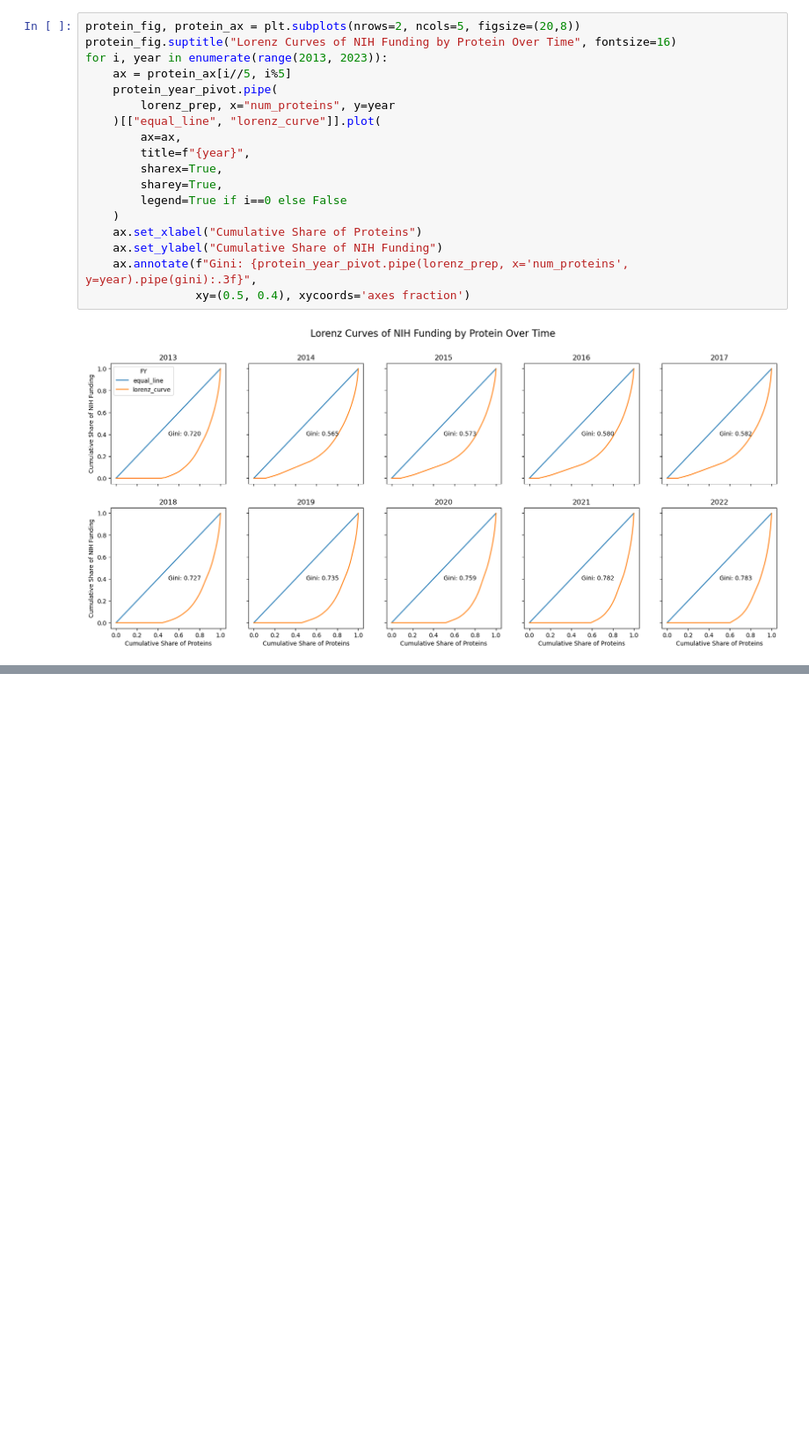
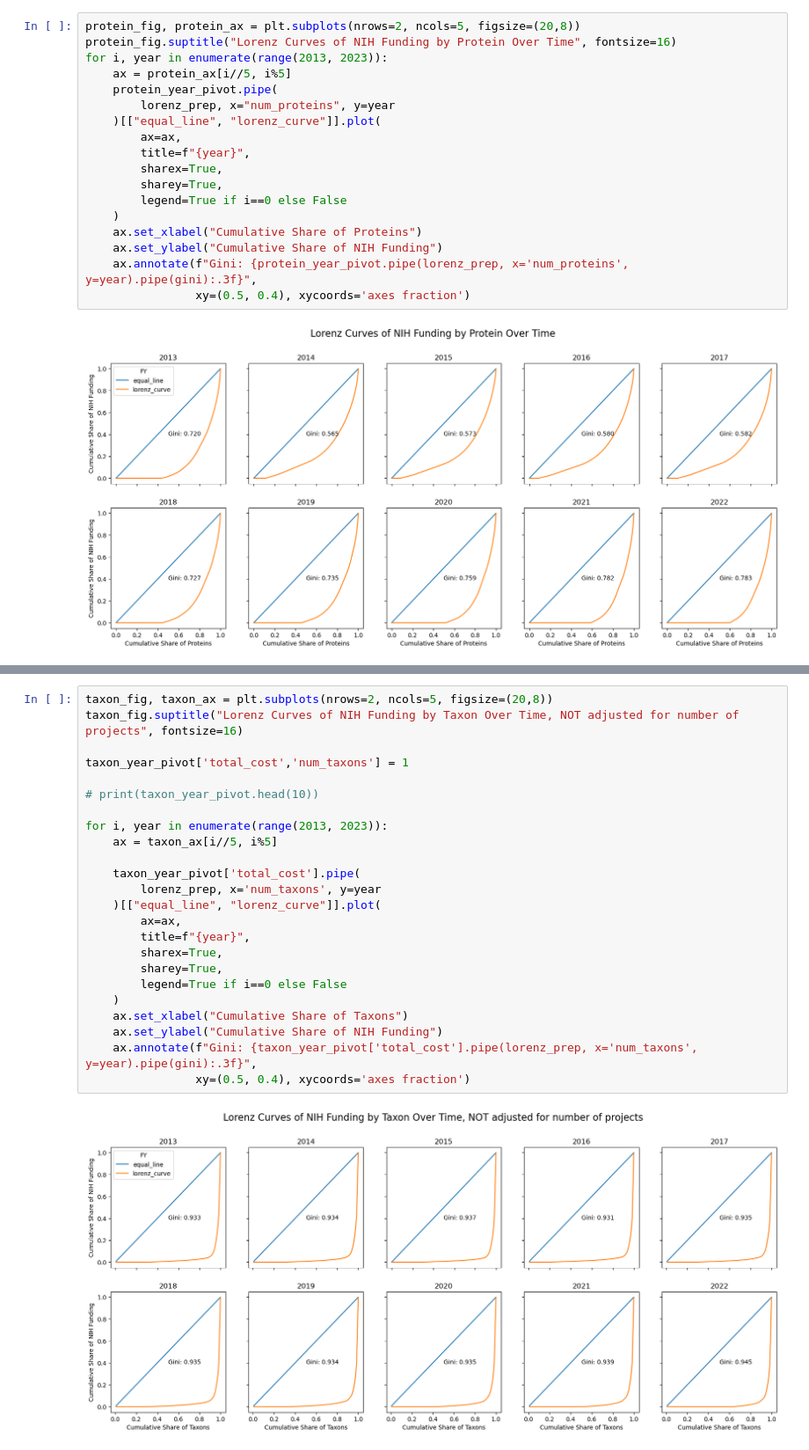
Before and after one commit to Moulica5374/NIH-Funding-Annotation-Analysis-Team-Project, a Jupyter notebook: Data_Analysis.ipynb, the cells around one changed output, grey strips where cells are left out. Shown at 88% size. Cells and saved outputs as stored; diff of their text form; blank space fills up the shorter version.

```diff
--- a/Data_Analysis.ipynb
+++ b/Data_Analysis.ipynb
@@ -1612,0 +1673,26 @@ taxon_year_data.head()
+# %%
+taxon_fig, taxon_ax = plt.subplots(nrows=2, ncols=5, figsize=(20,8))
+taxon_fig.suptitle("Lorenz Curves of NIH Funding by Taxon Over Time, NOT adjusted for number of projects", fontsize=16)
+
+taxon_year_pivot['total_cost','num_taxons'] = 1
+
+# print(taxon_year_pivot.head(10))
+
+for i, year in enumerate(range(2013, 2023)):
+    ax = taxon_ax[i//5, i%5]
+
+    taxon_year_pivot['total_cost'].pipe(
+        lorenz_prep, x='num_taxons', y=year
+    )[["equal_line", "lorenz_curve"]].plot(
+        ax=ax,
+        title=f"{year}",
+        sharex=True,
+        sharey=True,
+        legend=True if i==0 else False
+    )
+    ax.set_xlabel("Cumulative Share of Taxons")
+    ax.set_ylabel("Cumulative Share of NIH Funding")
+    ax.annotate(f"Gini: {taxon_year_pivot['total_cost'].pipe(lorenz_prep, x='num_taxons', y=year).pipe(gini):.3f}",
+                xy=(0.5, 0.4), xycoords='axes fraction')
+# %% [output]
+[figure, added]
```
Also changed, not shown: parts of 14 cells of this notebook.
